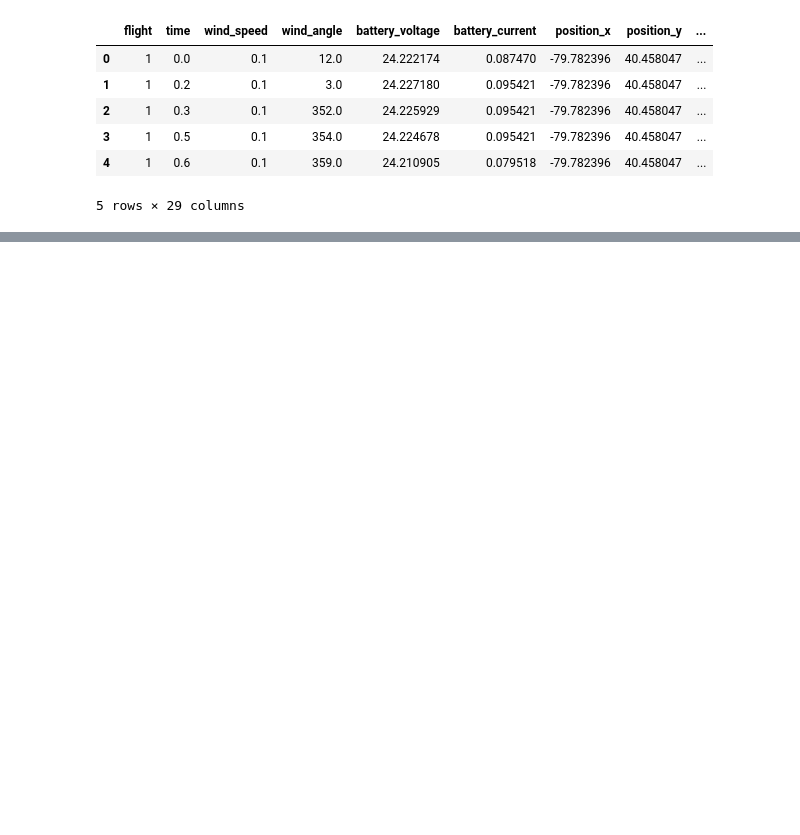
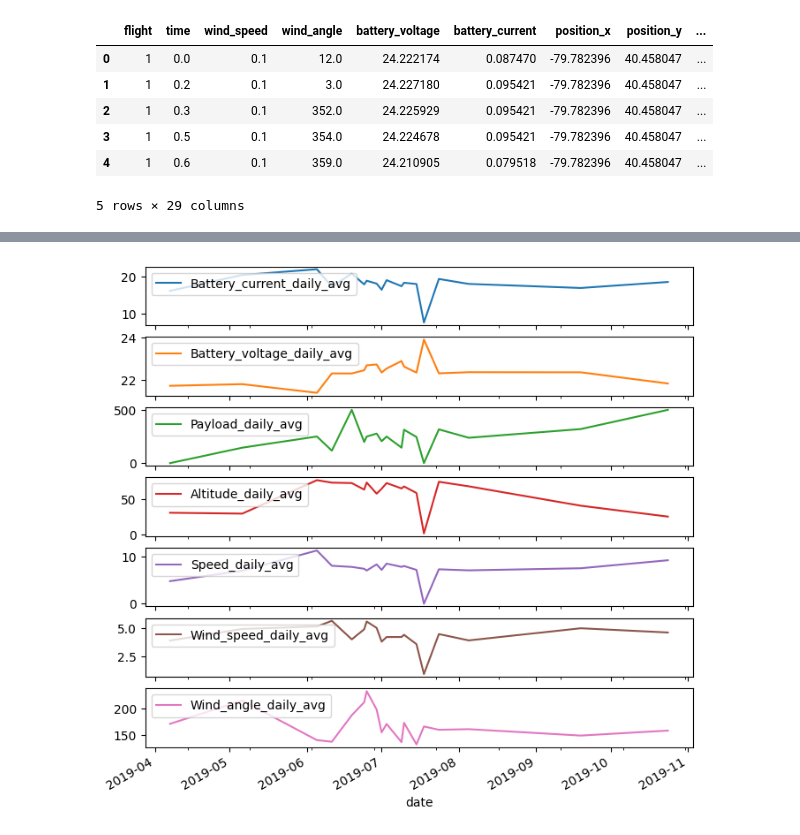
Before and after one commit to caliskate/delivery-drone-flight-predictions, a Jupyter notebook: flight_predictions.ipynb, the cells around one changed output, grey strips where cells are left out. Cells and saved outputs as stored; diff of their text form; code cells hidden in the pictures; blank space fills up the shorter version.

```diff
--- a/flight_predictions.ipynb
+++ b/flight_predictions.ipynb
@@ -68,0 +225,28 @@ drone_df_edited.head()
+# %%
+# Sort dataframe by date
+drone_df_edited = drone_df_edited.sort_values('date')
+# Convert to datetime to enable drop by time period (assisted by Chatgpt)
+drone_df_edited['date'] = pd.to_datetime(drone_df_edited['date'])
+# Keep 1st row in new dataframe based 1 day period (assisted by Chatgpt)
+df_unique_daily = drone_df_edited.loc[drone_df_edited['date'].dt.to_period('D').drop_duplicates().index]
+
+# Build daily avg line plot
+ax = df_unique_daily.plot(
+    x='date',
+    y=[
+    'Battery_current_daily_avg',
+    'Battery_voltage_daily_avg',
+    'Payload_daily_avg',
+    'Altitude_daily_avg',
+    'Speed_daily_avg',
+    'Wind_speed_daily_avg',
+    'Wind_angle_daily_avg'
+    ],
+    subplots=True, figsize = (8,8)
+)
+
+# Align legend to upper left
+for a in ax.flatten():
+    a.legend(loc='upper left')
+# %% [output]
+[figure, added]
```
Also changed, not shown: parts of 18 cells of this notebook.
